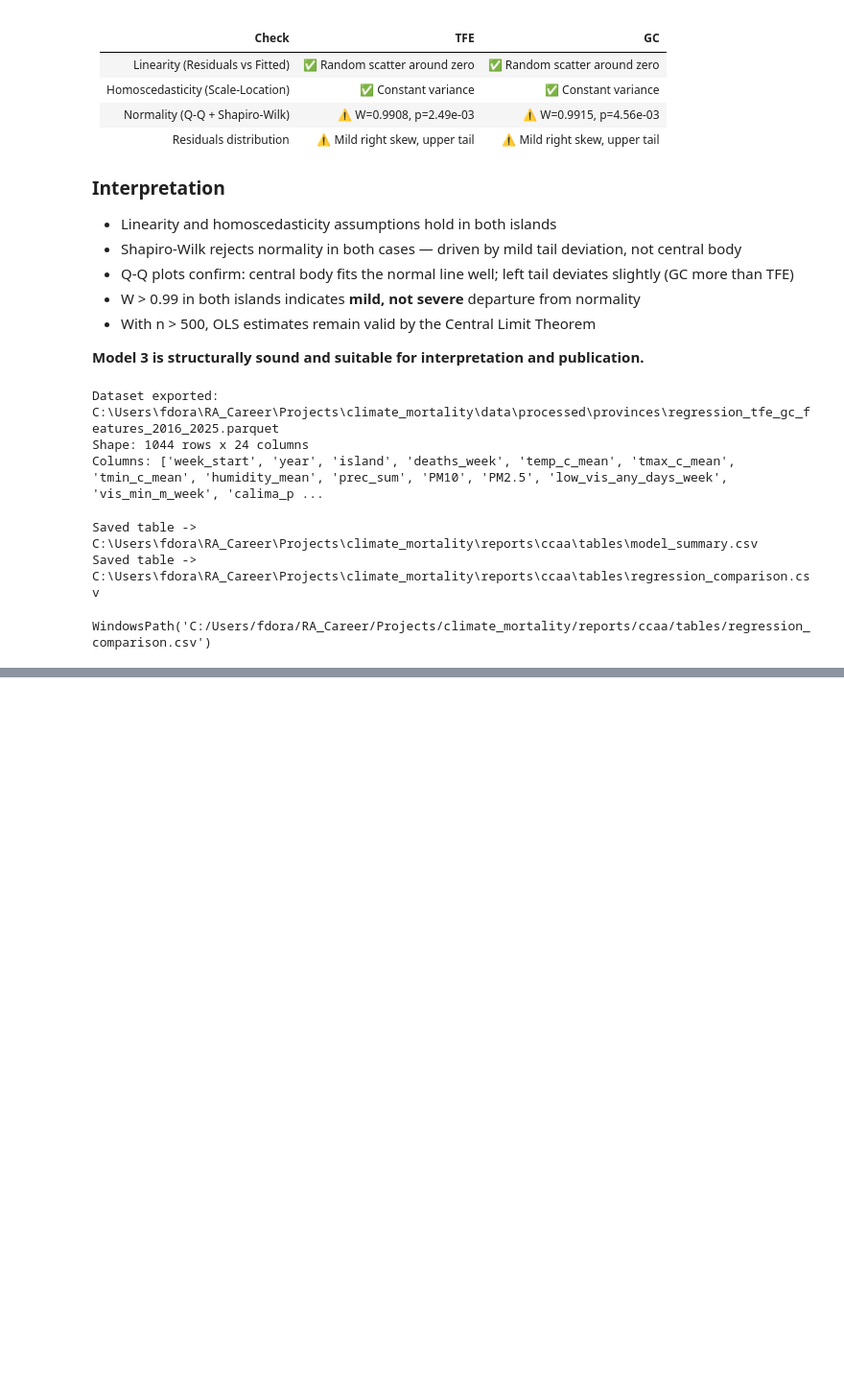
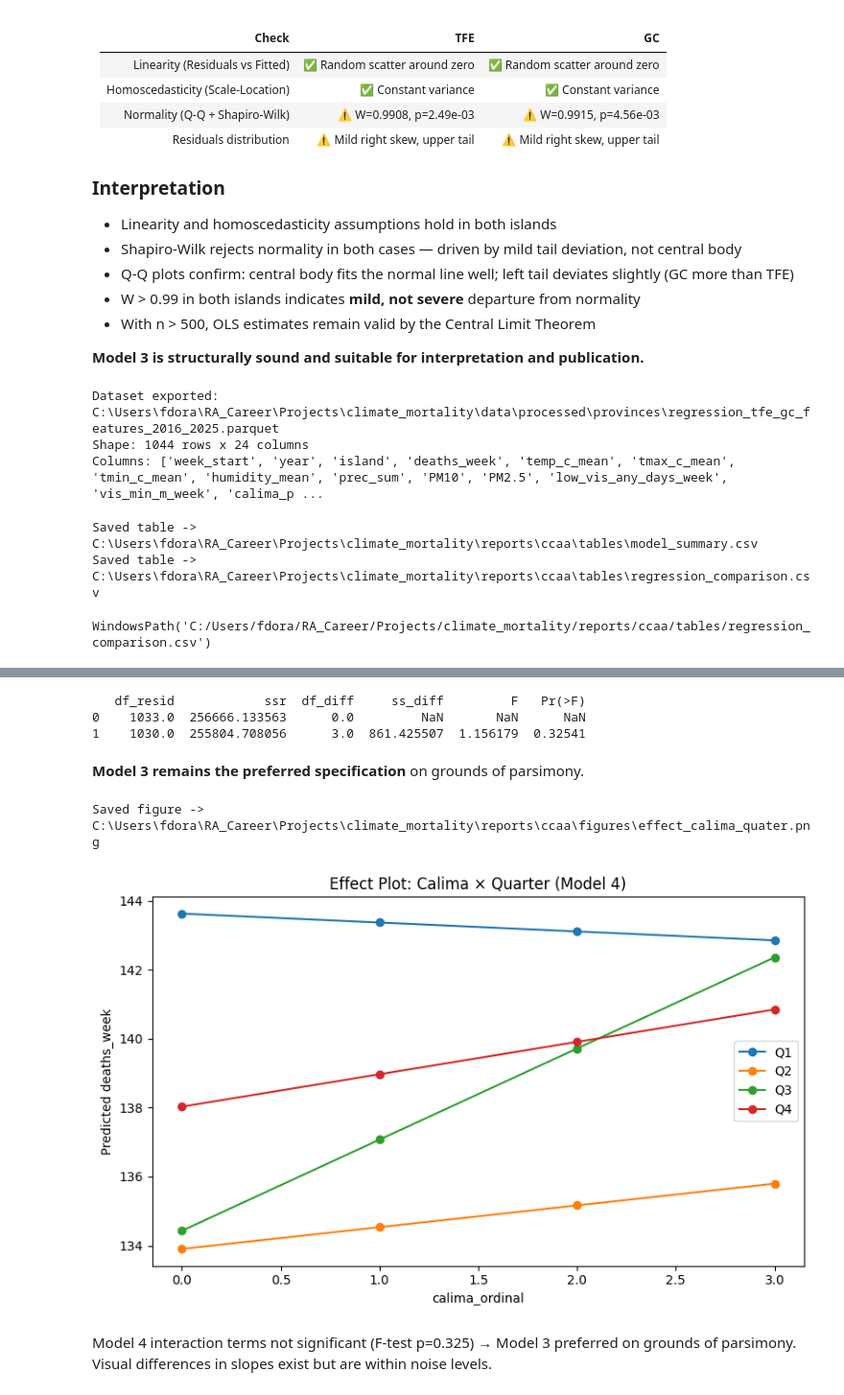
Before and after one commit to ferProg/climate_mortality, a Jupyter notebook: CCAA/regression/regression_tfe_gc_modeling.ipynb, the cells around one changed output, grey strips where cells are left out. Shown at 96% size. Cells and saved outputs as stored; diff of their text form; code cells hidden in the pictures; blank space fills up the shorter version.

Commit message:
Update FINDINGS.md, regression modeling

```diff
--- a/CCAA/regression/regression_tfe_gc_modeling.ipynb
+++ b/CCAA/regression/regression_tfe_gc_modeling.ipynb
@@ -338,7 +344,7 @@ temperature must be controlled in the multiple regression to isolate the true ef
 # %% [markdown]
 # 4. Simple linear regression — calima_proxy_score ~ deaths_week
 # %%
-from scipy import stats
+
 
 print("=" * 60)
 print("SIMPLE LINEAR REGRESSION — calima_ordinal ~ deaths_week")
@@ -350,7 +356,7 @@ for island in ISLANDS:
     x = d["calima_ordinal"]
     y = d["deaths_week"]
 
-    slope, intercept, r_value, p_value, std_err = stats.linregress(x, y)
+    slope, intercept, r_value, p_value, std_err = scipy_stats.linregress(x, y)
     r_squared = r_value ** 2
 
     print(f"\n── {island.replace('_', ' ').title()} ──")
@@ -1031,0 +1065,64 @@ WindowsPath('C:/Users/fdora/RA_Career/Projects/climate_mortality/reports/ccaa/ta
+# %%
+m3_full = smf.ols(
+    'deaths_week ~ calima_ordinal + Q_1 + Q_2 + Q_3'
+    ' + tmax_c_mean + humidity_mean + PM10 + deaths_lag1',
+    data=df
+).fit()
+
+print(anova_lm(m3_full, model4))
+# %% [output]
+   df_resid            ssr  df_diff     ss_diff         F   Pr(>F)
+0    1033.0  256666.133563      0.0         NaN       NaN      NaN
+1    1030.0  255804.708056      3.0  861.425507  1.156179  0.32541
+# %% [markdown]
+**Model 3 remains the preferred specification** on grounds of parsimony.
+# %%
+# plot values
+calima_vals = [0, 1, 2, 3]
+quarters = {'Q1': (1,0,0), 'Q2': (0,1,0), 'Q3': (0,0,1), 'Q4': (0,0,0)}
+
+# Coeficients Model 4
+coefs = {
+    'intercept': 91.6055,
+    'calima': 0.9393,
+    'Q_1': 5.5967, 'Q_2': -4.1252, 'Q_3': -3.5986,
+    'calima:Q_1': -1.1978, 'calima:Q_2': -0.3082, 'calima:Q_3': 1.7029,
+    'tmax': -0.5683, 'humidity': -0.2247, 'PM10': 0.0191, 'lag1': 0.5366
+}
+
+# set covariables in its media (TFE+GC combined)
+tmax_mean = df['tmax_c_mean'].mean()
+humidity_mean = df['humidity_mean'].mean()
+pm10_mean = df['PM10'].mean()
+lag1_mean = df['deaths_lag1'].mean()
+
+fig, ax = plt.subplots(figsize=(8, 5))
+
+for q_name, (q1, q2, q3) in quarters.items():
+    preds = []
+    for c in calima_vals:
+        pred = (coefs['intercept']
+                + coefs['calima'] * c
+                + coefs['Q_1'] * q1 + coefs['Q_2'] * q2 + coefs['Q_3'] * q3
+                + coefs['calima:Q_1'] * c * q1
+                + coefs['calima:Q_2'] * c * q2
+                + coefs['calima:Q_3'] * c * q3
+                + coefs['tmax'] * tmax_mean
+                + coefs['humidity'] * humidity_mean
+                + coefs['PM10'] * pm10_mean
+                + coefs['lag1'] * lag1_mean)
+        preds.append(pred)
+    ax.plot(calima_vals, preds, marker='o', label=q_name)
+
+ax.set_xlabel('calima_ordinal')
+ax.set_ylabel('Predicted deaths_week')
+ax.set_title('Effect Plot: Calima × Quarter (Model 4)')
+ax.legend()
+plt.tight_layout()
+autosave_fig(FIG_DIR / "effect_calima_quater.png")
+plt.show()
+# %% [output]
+Saved figure -> C:\Users\fdora\RA_Career\Projects\climate_mortality\reports\ccaa\figures\effect_calima_quater.png
+[figure, added]
+# %% [markdown]
+Model 4 interaction terms not significant (F-test p=0.325) → Model 3 preferred on grounds of parsimony. Visual differences in slopes exist but are within noise levels.
```
Also changed, not shown: parts of 9 cells of this notebook, 5 other files.
